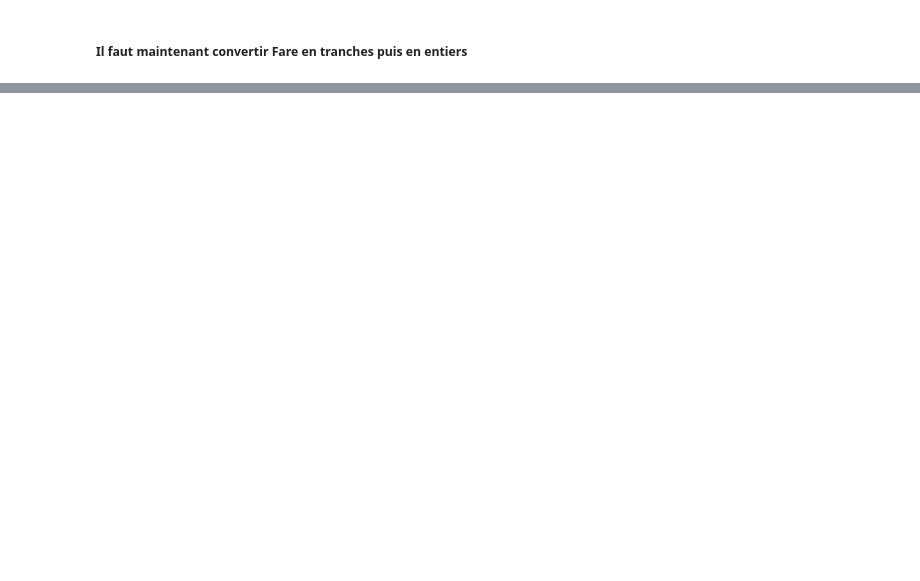
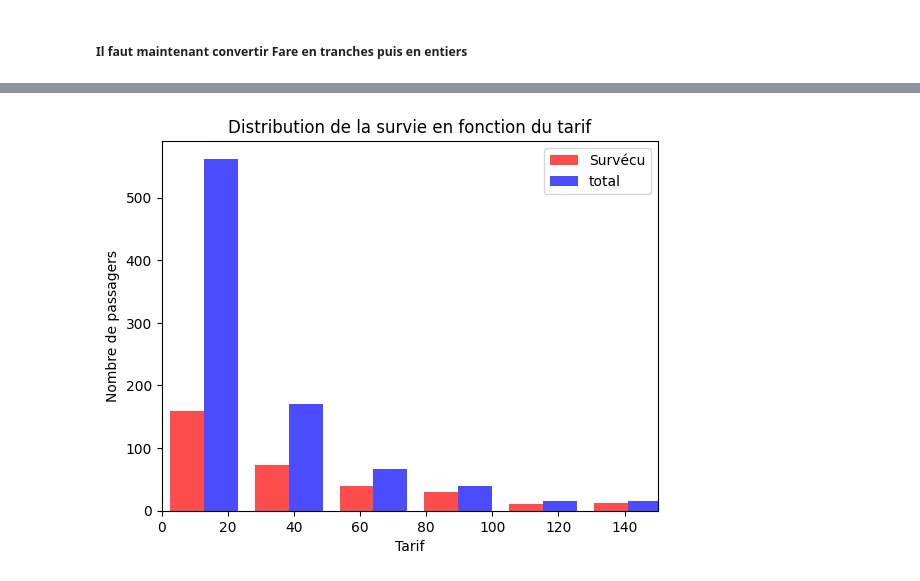
Before and after one commit to matysekf99/titanic_kaggle, a Jupyter notebook: titanic_ml.ipynb, the cells around one changed output, grey strips where cells are left out. Saved outputs shown, nothing was run; the diff lists cells and outputs as text; code cells hidden in the pictures; blank space fills up the shorter version.

```diff
--- a/titanic_ml.ipynb
+++ b/titanic_ml.ipynb
@@ -426,0 +425,3 @@ df_train
+# %%
+df_train['Age'] = df_train['Age'].astype('int')
+df_train
@@ -426,0 +442,3 @@ df_train
+# %%
+df_train.drop('TrancheAge', inplace=True, axis=1)
+df_train
@@ -428,0 +476,13 @@ df_train
+# %%
+survived = df_train.loc[df_train['Survived'] == 1,'Fare']
+plt.hist([survived,df_train['Fare']], bins=20, label=['Survécu','total'], color=['red','blue'], alpha=0.7)
+
+plt.xlabel('Tarif')
+plt.ylabel('Nombre de passagers')
+plt.title('Distribution de la survie en fonction du tarif')
+plt.legend()
+
+plt.xlim(0,150)
+plt.show()
+# %% [output]
+[figure, added]
```
Also changed, not shown: parts of 16 cells of this notebook.
